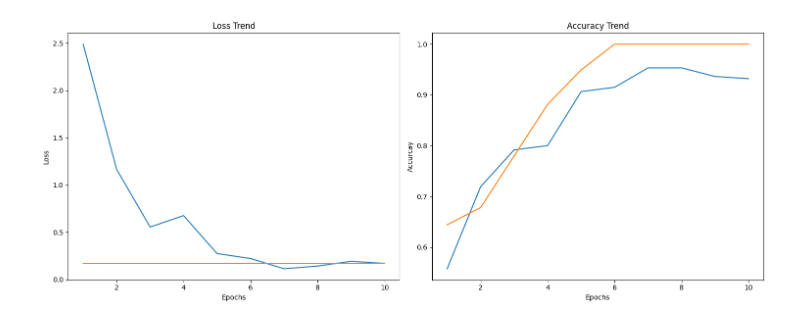
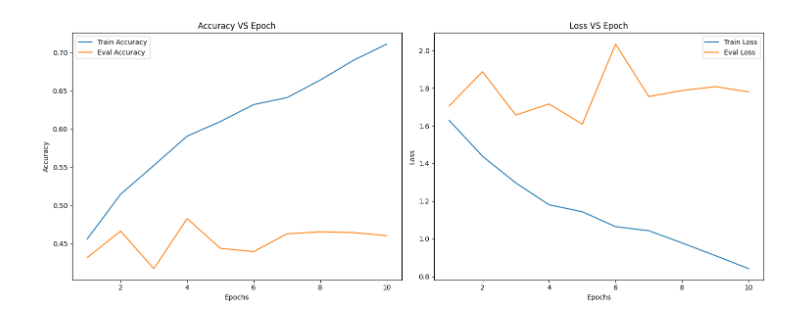
Before and after one commit to Arej02/computer_vision, a Jupyter notebook: CNN/linear_architecture.ipynb, the cells around one changed output. Saved outputs shown, nothing was run; the diff lists cells and outputs as text; code cells hidden in the pictures.

```diff
--- a/CNN/linear_architecture.ipynb
+++ b/CNN/linear_architecture.ipynb
@@ -47,9 +57,0 @@ plt.show()
-# %%
-fig,axes=plt.subplots(1,5,figsize=(15,5))
-for i in range(5):
-  image=random.choice(tomatoes_images)
-  image=Image.open(image).resize((224,224))
-  axes[i].imshow(image)
-  axes[i].axis('off')
-fig.suptitle("Images of Tomatoes", x=0.5, y=0.95)
-plt.show()
@@ -120,3 +109,6 @@ val_data=Subset(dataset,val_idx)
+# %%
+train_data=CustomDataset(TRAIN_PATH,transform)
+eval_data=CustomDataset(EVAL_PATH,transform)
 # %%
-train_dataloader=DataLoader(train_data,batch_size=8,shuffle=True)
-val_dataloader=DataLoader(val_data,batch_size=8,shuffle=False)
+train_dataloader=DataLoader(train_data,batch_size=64,shuffle=True)
+eval_dataloader=DataLoader(eval_data,batch_size=64,shuffle=False)
@@ -208,0 +115,7 @@ Epoch 10, Loss:0.006892175479151774, Accuracy:1.0
+# %%
+epochs=10
+learning_rate=1e-4
+loss=nn.CrossEntropyLoss()
+model = SimpleModel(num_features=224*224*3, num_classes=6)
+model=model.to(device) # Change 2
+optimizer=optim.Adam(model.parameters(),lr=learning_rate)
@@ -209,19 +173,21 @@ Epoch 10, Loss:0.006892175479151774, Accuracy:1.0
 # %%
 fig,axes=plt.subplots(1,2,figsize=(15,6))
 
-axes[0].plot(range(1,epochs+1),train_loss,label="Train Loss")
-axes[0].plot(range(1,epochs+1),eval_loss,label="Evaluation Loss")
+axes[0].plot(range(1,epochs+1),history['train_accuracy'],label="Train Accuracy")
+axes[0].plot(range(1,epochs+1),history['eval_accuracy'],label="Eval Accuracy")
 axes[0].set_xlabel("Epochs")
-axes[0].set_ylabel("Loss")
-axes[0].set_title("Loss Trend")
+axes[0].set_ylabel("Accuracy")
+axes[0].set_title("Accuracy VS Epoch")
+axes[0].legend()
 
-axes[1].plot(range(1,epochs+1),train_accuracy,label="Train Accuracy")
-axes[1].plot(range(1,epochs+1),eval_accuracy,label="Evaluation Accuracy")
+axes[1].plot(range(1,epochs+1),history['train_loss'],label="Train Loss")
+axes[1].plot(range(1,epochs+1),history['eval_loss'],label="Eval Loss")
 axes[1].set_xlabel("Epochs")
-axes[1].set_ylabel("Accurcay")
-axes[1].set_title("Accuracy Trend")
+axes[1].set_ylabel("Loss")
+axes[1].set_title("Loss VS Epoch")
+axes[1].legend()
 
 plt.tight_layout()
 plt.show()
 # %% [output]
-[figure, old version]
+[figure, new version]
```
Also changed, not shown: parts of 18 cells of this notebook.
